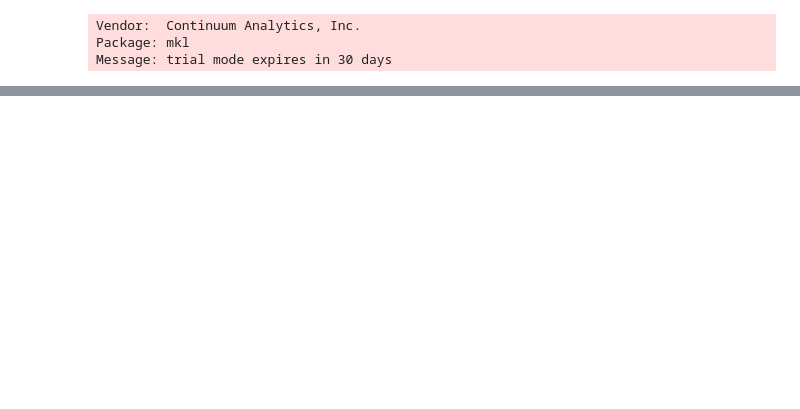
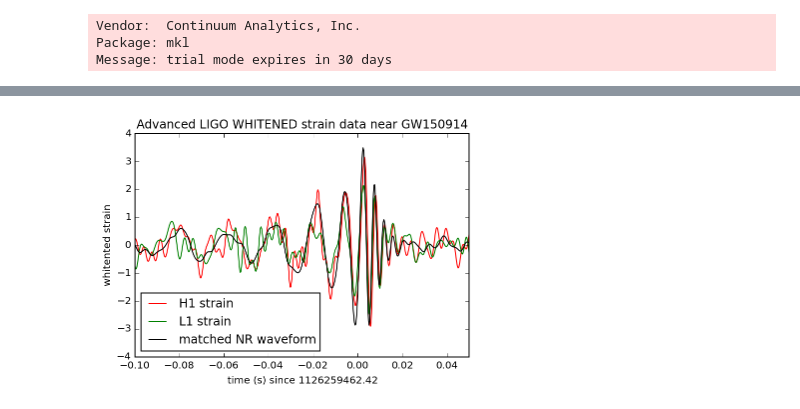
Before and after one commit to MichaelStetner/FilteringDomains, a Jupyter notebook: Scratch.ipynb, the cells around one changed output, grey strips where cells are left out. Drawn from its saved outputs; the diff is of its cells as text; code cells hidden in the pictures; blank space fills up the shorter version.

```diff
--- a/Scratch.ipynb
+++ b/Scratch.ipynb
@@ -102,0 +156,34 @@ plt.savefig('GW150914_strain_whitened.png')
+# %%
+# Bandpass filter in the time domain (as in the tutorial)
+def bandpass_freq_domain(x, fs, f1, f2):
+    # transform to frequency domain
+    Nt = len(x)
+    freqs = np.fft.rfftfreq(Nt, dt)
+    X = np.fft.rfft(x)
+
+    # Set power to zero for freqs outside passband
+    X_BP = [0 if f < f1 or f > f2 else XX for f,XX in zip(freqs, X)]
+
+    # Inverse transform back to time domain
+    x_bp = np.fft.irfft(X_BP, n=Nt)
+    return x_bp
+
+strain_H1_whitenbp = bandpass_freq_domain(strain_H1_whiten, fs, 20., 300.)
+strain_L1_whitenbp = bandpass_freq_domain(strain_L1_whiten, fs, 20., 300.)
+NR_H1_whitenbp = bandpass_freq_domain(NR_H1_whiten, fs, 20., 300.)
+
+strain_L1_shift = -np.roll(strain_L1_whitenbp,int(0.007*fs))
+
+plt.figure()
+plt.plot(time-tevent,strain_H1_whitenbp,'r',label='H1 strain')
+plt.plot(time-tevent,strain_L1_shift,'g',label='L1 strain')
+plt.plot(NRtime+0.002,NR_H1_whitenbp,'k',label='matched NR waveform')
+plt.xlim([-0.1,0.05])
+plt.ylim([-4,4])
+plt.xlabel('time (s) since '+str(tevent))
+plt.ylabel('whitented strain')
+plt.legend(loc='lower left')
+plt.title('Advanced LIGO WHITENED strain data near GW150914')
+plt.savefig('GW150914_strain_whitened.png')
+# %% [output]
+[figure, added]
```
Also changed, not shown: parts of 8 cells of this notebook.
